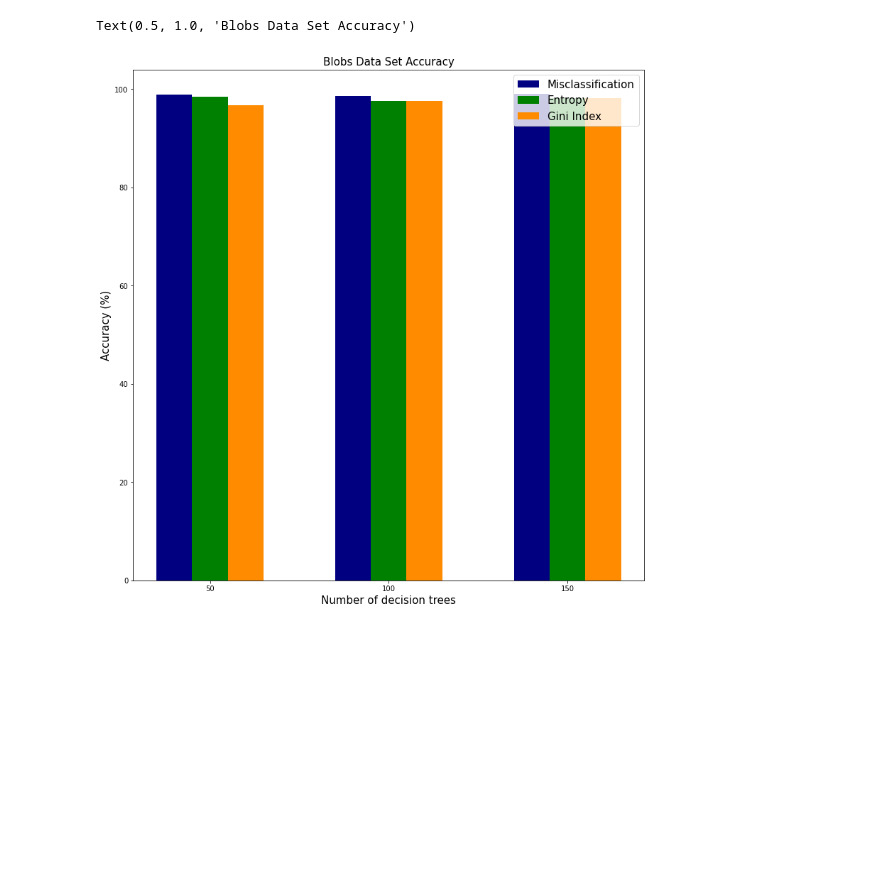
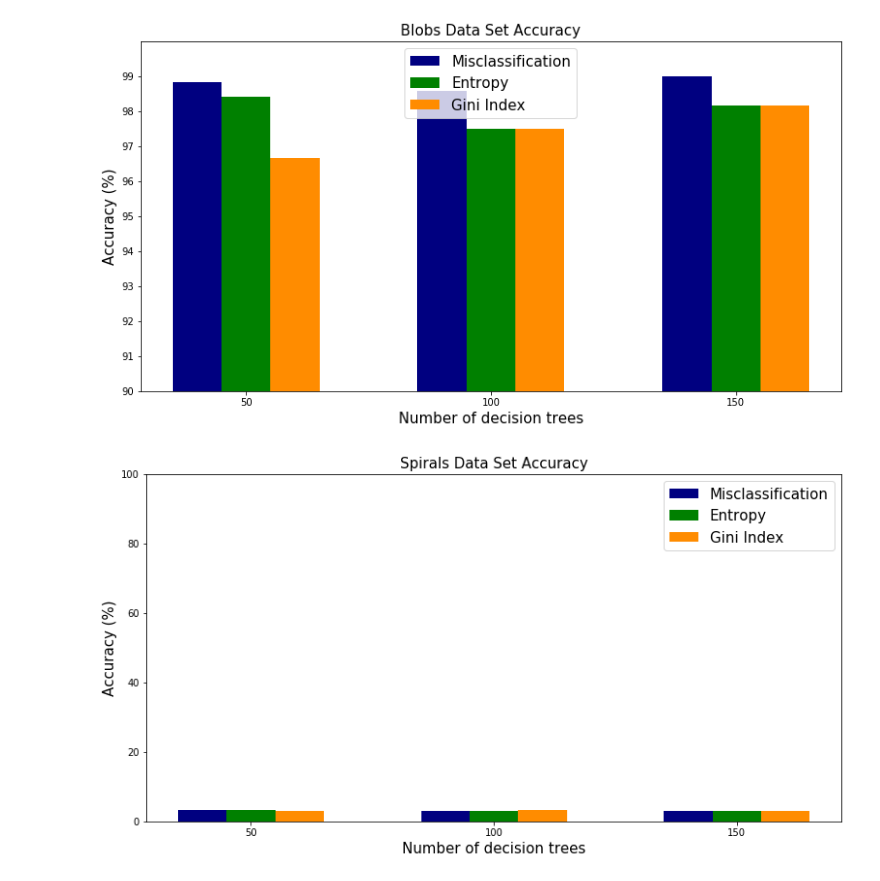
Before and after one commit to A-Howedy/RandomForest-SVM, a Jupyter notebook: Untitled.ipynb, the cells around one changed output. Cells and saved outputs as stored; diff of their text form; code cells hidden in the pictures; blank space fills up the shorter version.

```diff
--- a/Untitled.ipynb
+++ b/Untitled.ipynb
@@ -44,28 +52,31 @@ Text(0.5, 1.0, 'Adult Data Set Accuracy')
 # %%
 C = np.array([1160,1170,1178])/1200
 B = np.array([1181,1170,1178])/1200
 A = np.array([1186,1183,1188])/1200
 
-fig = plt.figure(figsize=(10,10))
+fig = plt.figure(figsize=(10,5))
 ax = fig.add_axes([0,0,1,1])
 num_of_trees = np.array(num_of_trees)
 ax.bar(num_of_trees-10, A*100, color = 'navy', width = 10)
 ax.bar(num_of_trees, B*100, color='g',width=10)
 ax.bar(num_of_trees+10,C*100,color='darkorange',width=10)
 ax.set_xticks(num_of_trees)
+ax.set_yticks(np.arange(90,100, 1))
 ax.set_ylabel("Accuracy (%)", fontsize = 15)
 ax.set_xlabel("Number of decision trees", fontsize = 15)
-ax.legend(['Misclassification','Entropy','Gini Index'], fontsize = 15)
+ax.legend(['Misclassification','Entropy','Gini Index'], fontsize = 15, loc='best')
+plt.ylim([90,100])
 plt.title("Blobs Data Set Accuracy", fontsize = 15)
+
+plt.savefig('out/acc_blobs.jpg')
 # %% [output]
-Text(0.5, 1.0, 'Blobs Data Set Accuracy')
-[figure, old version]
+[figure, new version]
 # %%
 C = np.array([36,38,35])/1200
 B = np.array([38,36,36])/1200
 A = np.array([38,35,35])/1200
 
-fig = plt.figure(figsize=(10,10))
+fig = plt.figure(figsize=(10,5))
 ax = fig.add_axes([0,0,1,1])
 num_of_trees = np.array(num_of_trees)
 ax.bar(num_of_trees-10, A*100, color = 'navy', width = 10)
@@ -75,7 +86,12 @@ ax.set_xticks(num_of_trees)
 ax.set_ylabel("Accuracy (%)", fontsize = 15)
 ax.set_xlabel("Number of decision trees", fontsize = 15)
 ax.legend(['Misclassification','Entropy','Gini Index'], fontsize = 15)
+plt.ylim([0,100])
 plt.title("Spirals Data Set Accuracy", fontsize = 15)
+
+plt.savefig('out/acc_spirals1200.jpg')
+# %% [output]
+[figure, added]
 # %%
 C = np.array([196,195,194])/300
 B = np.array([177,169,192])/300
```
Also changed, not shown: parts of 7 cells of this notebook, 8 other files.
